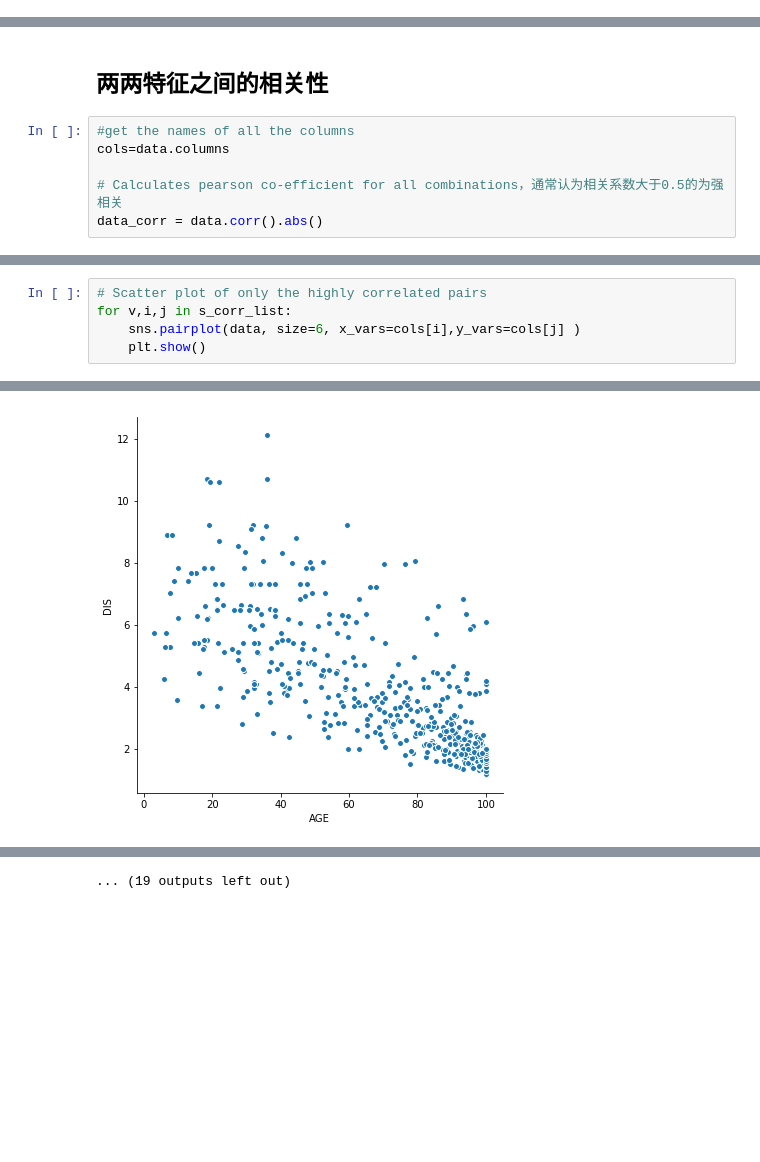
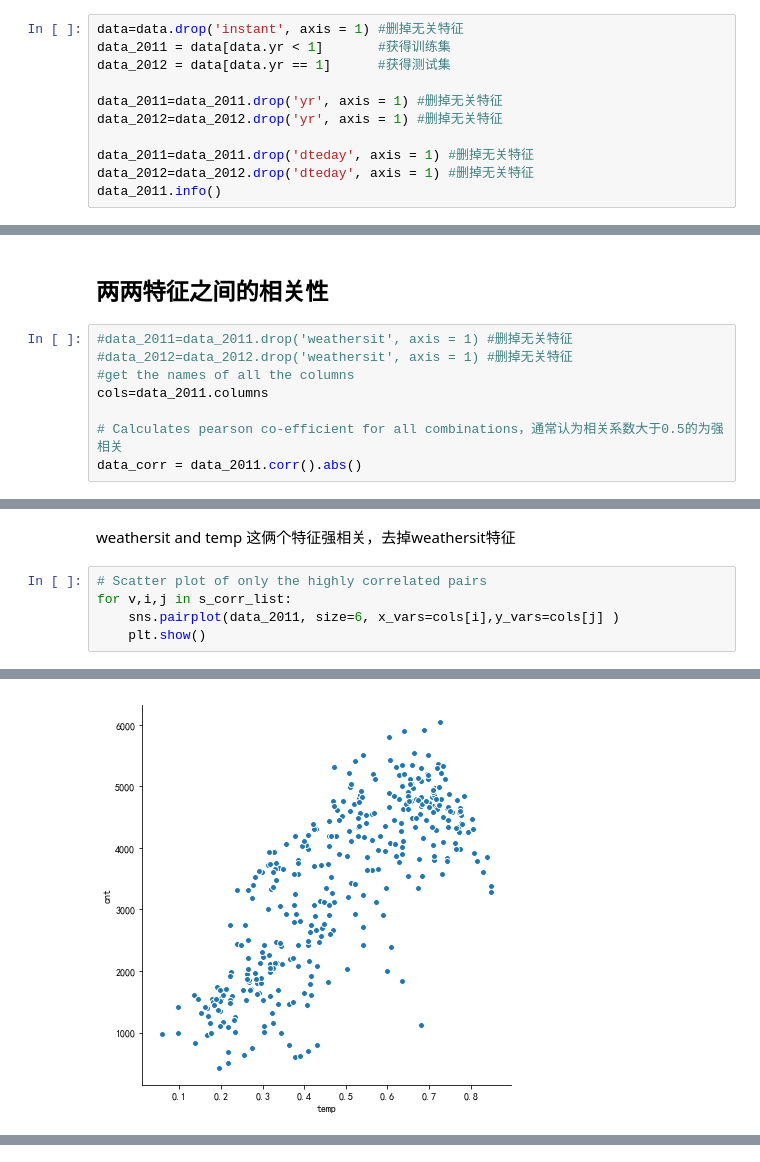
Before and after one commit to jhyehuang/artificial-intelligence, a Jupyter notebook: 第一周/第一周作业/Capital_Bikeshare.ipynb, the cells around one changed output, grey strips where cells are left out. Saved outputs shown, nothing was run; the diff lists cells and outputs as text; blank space fills up the shorter version.

```diff
--- a/第一周/第一周作业/Capital_Bikeshare.ipynb
+++ b/第一周/第一周作业/Capital_Bikeshare.ipynb
@@ -105,0 +103,11 @@ data_2012 = data[data.yr == 1]
+# %%
+data=data.drop('instant', axis = 1) #删掉无关特征
+data_2011 = data[data.yr < 1]       #获得训练集
+data_2012 = data[data.yr == 1]      #获得测试集
+
+data_2011=data_2011.drop('yr', axis = 1) #删掉无关特征
+data_2012=data_2012.drop('yr', axis = 1) #删掉无关特征
+
+data_2011=data_2011.drop('dteday', axis = 1) #删掉无关特征
+data_2012=data_2012.drop('dteday', axis = 1) #删掉无关特征
+data_2011.info()
@@ -226,11 +169,13 @@ plt.show()
 # %% [markdown]
 ## 两两特征之间的相关性
 # %%
+#data_2011=data_2011.drop('weathersit', axis = 1) #删掉无关特征
+#data_2012=data_2012.drop('weathersit', axis = 1) #删掉无关特征
 #get the names of all the columns
-cols=data.columns
+cols=data_2011.columns
 
 # Calculates pearson co-efficient for all combinations，通常认为相关系数大于0.5的为强相关
-data_corr = data.corr().abs()
+data_corr = data_2011.corr().abs()
 # %%
 data_corr.shape
 # %% [output]
@@ -287,6 +229,8 @@ RAD and LSTAT = 0.51
+# %% [markdown]
+weathersit and temp 这俩个特征强相关，去掉weathersit特征
 # %%
 # Scatter plot of only the highly correlated pairs
 for v,i,j in s_corr_list:
-    sns.pairplot(data, size=6, x_vars=cols[i],y_vars=cols[j] )
+    sns.pairplot(data_2011, size=6, x_vars=cols[i],y_vars=cols[j] )
     plt.show()
 # %% [output]
@@ -297 +241 @@ for v,i,j in s_corr_list:
-[figure, old version]
+[figure, new version]
@@ -305 +248,0 @@ for v,i,j in s_corr_list:
-... (19 outputs left out)
```
Also changed, not shown: parts of 26 cells of this notebook, 2 other files.
